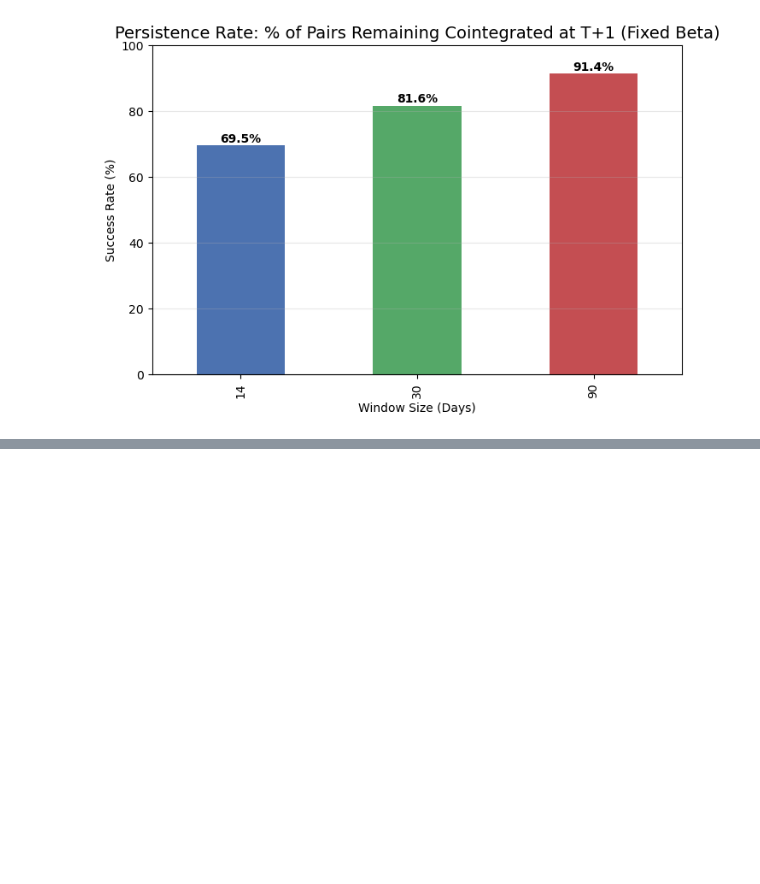
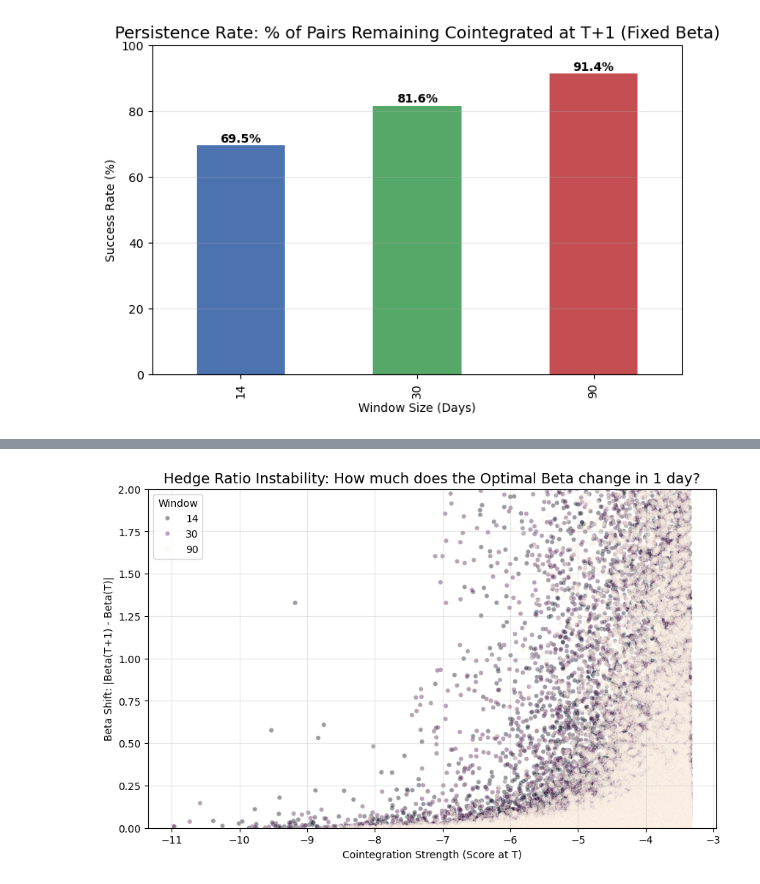
Before and after one commit to edoardoCame/Cointegration-Persistence-in-the-Forex-Market, a Jupyter notebook: notebooks/persistence_experiment_v2.ipynb, the cells around one changed output, grey strips where cells are left out. Cells and saved outputs as stored; diff of their text form; code cells hidden in the pictures; blank space fills up the shorter version.

```diff
--- a/notebooks/persistence_experiment_v2.ipynb
+++ b/notebooks/persistence_experiment_v2.ipynb
@@ -96 +109,17 @@ plt.show()
+# %%
+# Filter for valid beta shifts and remove extreme outliers for visualization
+df_beta = df[df['Beta_Shift'].notna() & (df['Beta_Shift'] < 5.0)].copy()
+
+plt.figure(figsize=(10, 6))
+sns.scatterplot(data=df_beta, x='Score_Train', y='Beta_Shift', hue='Window', alpha=0.4, palette='rocket', s=20)
+
+plt.title('Hedge Ratio Instability: How much does the Optimal Beta change in 1 day?', fontsize=14)
+plt.xlabel('Cointegration Strength (Score at T)')
+plt.ylabel('Beta Shift: |Beta(T+1) - Beta(T)|')
+plt.ylim(0, 2) # Focus on typical range
+plt.grid(True, alpha=0.3)
+plt.legend(title='Window')
+plt.show()
+# %% [output]
+[figure, added]
 # %%
```
Also changed, not shown: parts of 7 cells of this notebook, 3 other files.
